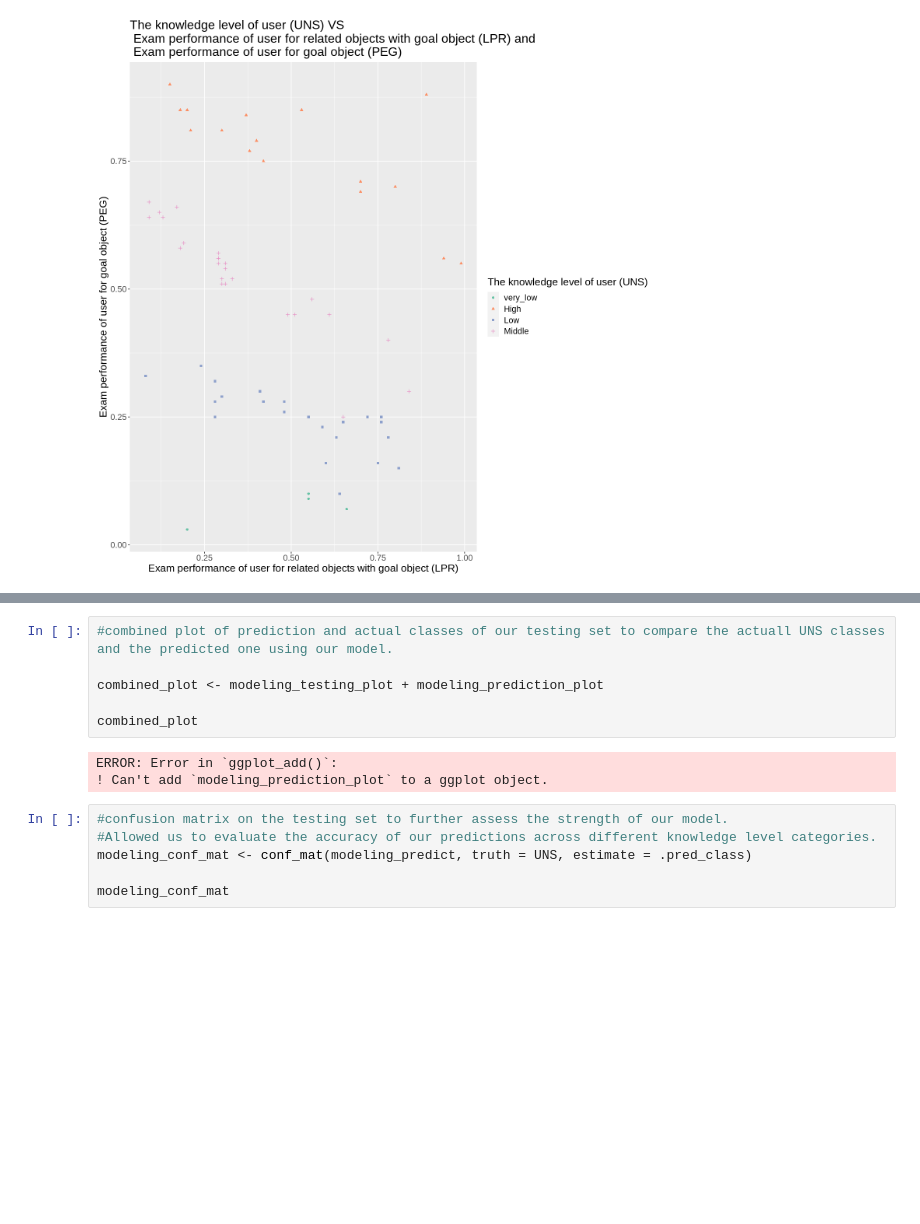
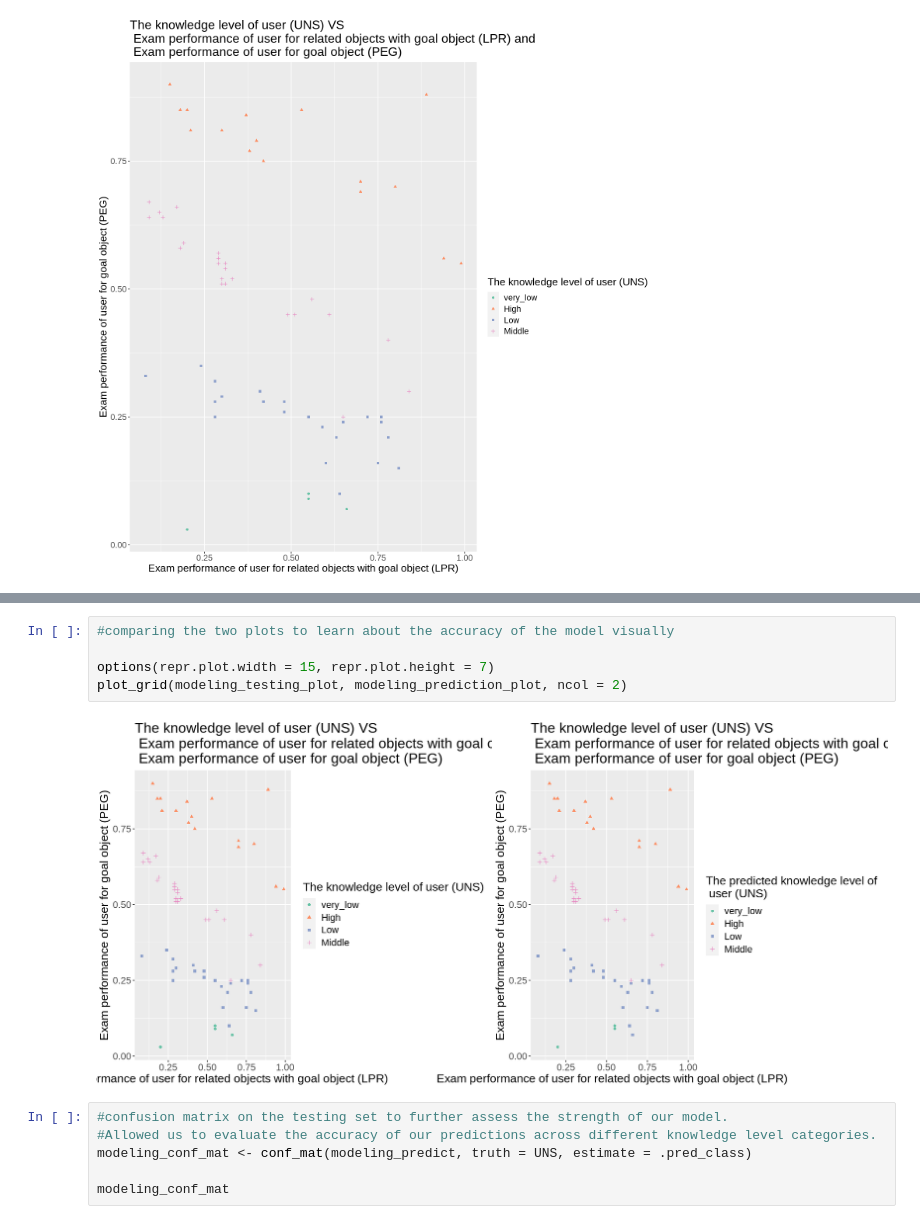
Before and after one commit to Anson-Chan-HK/DSCI-100-2023S1-4-PROJECT, a Jupyter notebook: actual_project.ipynb, the cells around one changed output, grey strips where cells are left out. Saved outputs shown, nothing was run; the diff lists cells and outputs as text; blank space fills up the shorter version.

```diff
--- a/actual_project.ipynb
+++ b/actual_project.ipynb
@@ -495,12 +495,10 @@ modeling_prediction_plot
 # %%
-#combined plot of prediction and actual classes of our testing set to compare the actuall UNS classes and the predicted one using our model.
+#comparing the two plots to learn about the accuracy of the model visually
 
-combined_plot <- modeling_testing_plot + modeling_prediction_plot
-
-combined_plot
+options(repr.plot.width = 15, repr.plot.height = 7)
+plot_grid(modeling_testing_plot, modeling_prediction_plot, ncol = 2)
 # %% [output]
-ERROR: Error in `ggplot_add()`:
-! Can't add `modeling_prediction_plot` to a ggplot object.
+[figure, added]
 # %%
 #confusion matrix on the testing set to further assess the strength of our model.
 #Allowed us to evaluate the accuracy of our predictions across different knowledge level categories.
```
Also changed, not shown: parts of 1 cell of this notebook.
